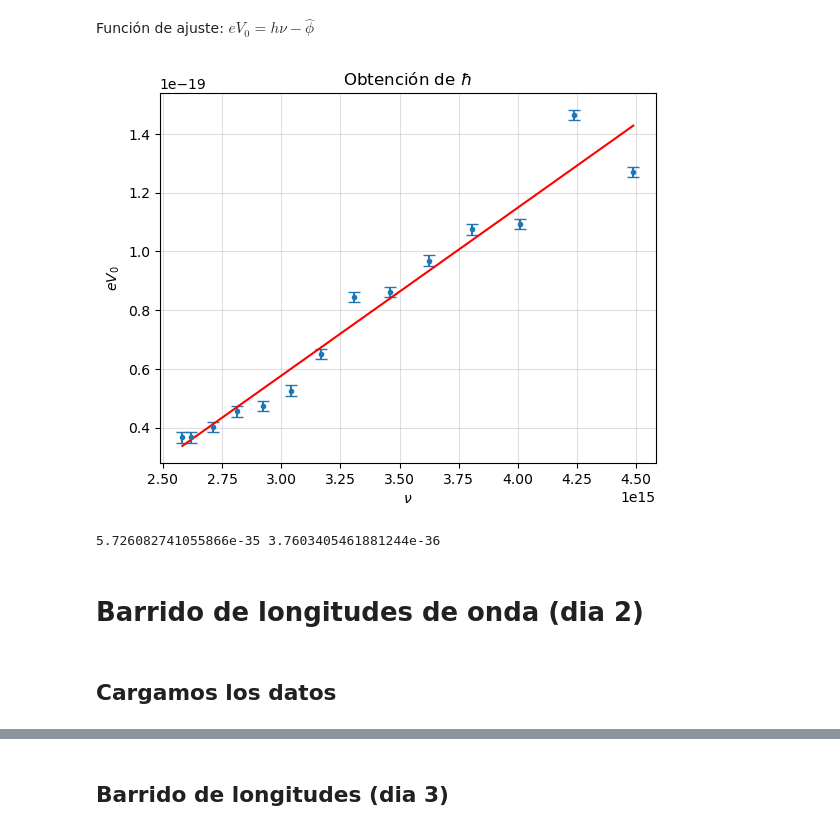
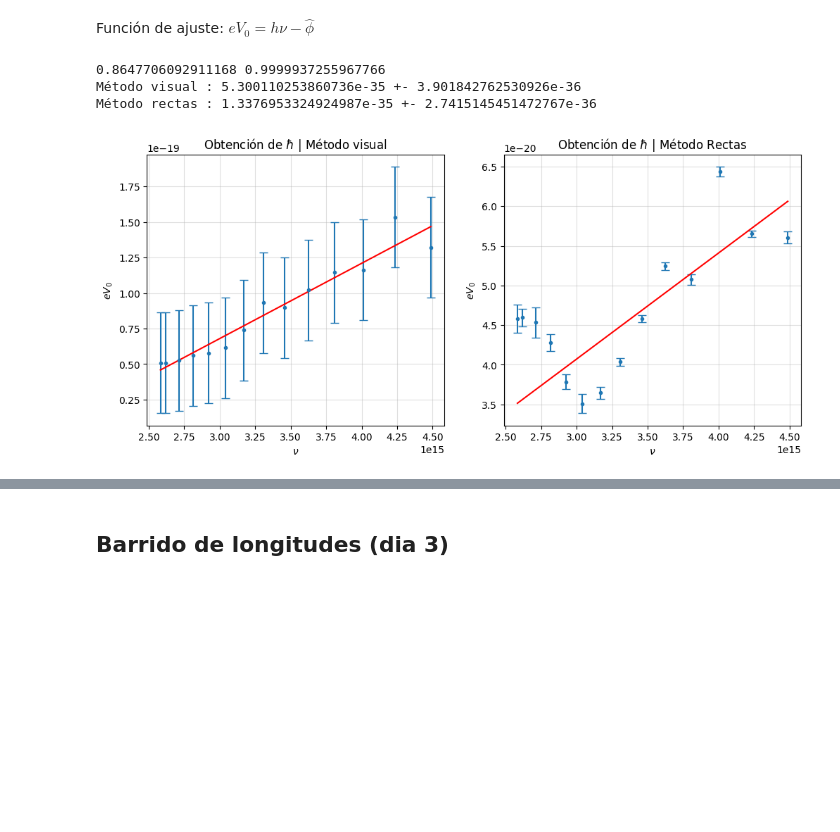
Before and after one commit to BernardoPironio/Efecto-fotoelectrico, a Jupyter notebook: analisis.ipynb, the cells around one changed output, grey strips where cells are left out. Drawn from its saved outputs; the diff is of its cells as text; code cells hidden in the pictures; blank space fills up the shorter version.

Commit message:
Se analizaron todos los datos de medición: >> Se logró estimar valor de h >> Se logró estimar valor para potencial retardador >> Se simplificaron algunas funciones / procesos

```diff
--- a/analisis.ipynb
+++ b/analisis.ipynb
@@ -122,31 +122,45 @@ $eV_0 = h \nu - \hat{\phi}$
 # %%
 # Defino e y paso a arrayos
 elect = -1.60217663e-19 #C
+a = 20
 V0, err_V0 = np.array(V0), np.array(err_V0)
+V0C, err_V0C = np.array(V0C), np.array(err_V0C)
 
 # ------------Ajuste lineal------------
 f = lambda x, a, c: a * x + c
-popt, pcov = curve_fit(f, nu, elect*V0, sigma = elect*err_V0)
-pcov = np.sqrt(np.diag(pcov))
-h, err_h = popt[0], pcov[0]
+
+# --> Ajuste para método visual
+popt, pcov = curve_fit(f, nu, elect*V0, sigma = elect*err_V0, p0 = [6e-34, 1.4e-19])
+h, err_h = popt[0], np.sqrt(np.diag(pcov))[0]
+df = N - 2
+Chi2 = sum( ( (elect*V0 - f(elect*V0, *popt)) / elect*err_V0 )**2 )
+p_valor = 1 - chi2(df = df).cdf(Chi2)
+print(Chi2, p_valor)
+
+# --> Ajuste para método por rectas
+poptC, pcovC = curve_fit(f, nu, elect*V0C, sigma = elect*err_V0C)
+hC, err_hC = poptC[0], np.sqrt(np.diag(pcovC))[0]
+
 
 # -----------Gráfico de ajustes----------
-plt.figure()
-plt.errorbar(nu, elect*V0, fmt = '.', yerr = -elect*err_V0, capsize = 4)
-plt.plot(nu, f(np.array(nu), *popt), color = 'red')
+fig, axs = plt.subplots(1, 2, figsize = (12, 5))
 
-plt.title(r'Obtención de $\hbar$')
-plt.ylabel(r'$eV_0$')
-plt.xlabel(r'$\nu$')
+# ---> Método visual
+axs[0].errorbar(nu, elect*V0, fmt = '.', yerr = -elect*err_V0, capsize = 4)
+axs[0].plot(nu, f(np.array(nu), *popt), color = 'red')
+axs[0].set(title = r'Obtención de $\hbar$ | Método visual', ylabel = r'$eV_0$', xlabel = r'$\nu$')
+axs[0].grid(alpha = 0.4)
 
-plt.grid(alpha = 0.4)
-plt.show()
+# ---> Método rectas
+axs[1].errorbar(nu, elect*V0C, fmt = '.', yerr = -elect*err_V0C, capsize = 4)
+axs[1].plot(nu, f(np.array(nu), *poptC), color = 'red')
+axs[1].set(title = r'Obtención de $\hbar$ | Método Rectas', ylabel = r'$eV_0$', xlabel = r'$\nu$')
+axs[1].grid(alpha = 0.4)
 
-print(h, err_h)
+print(f'Método visual : {h} +- {err_h}')
+print(f'Método rectas : {hC} +- {err_hC}')
 # %% [output]
+0.8647706092911168 0.9999937255967766
+Método visual : 5.300110253860736e-35 +- 3.901842762530926e-36
+Método rectas : 1.3376953324924987e-35 +- 2.7415145451472767e-36
-[figure, old version]
+[figure, new version]
-5.726082741055866e-35 3.7603405461881244e-36
-# %% [markdown]
-# Barrido de longitudes de onda (dia 2)
-# %% [markdown]
-## Cargamos los datos
```
Also changed, not shown: parts of 12 cells of this notebook.
